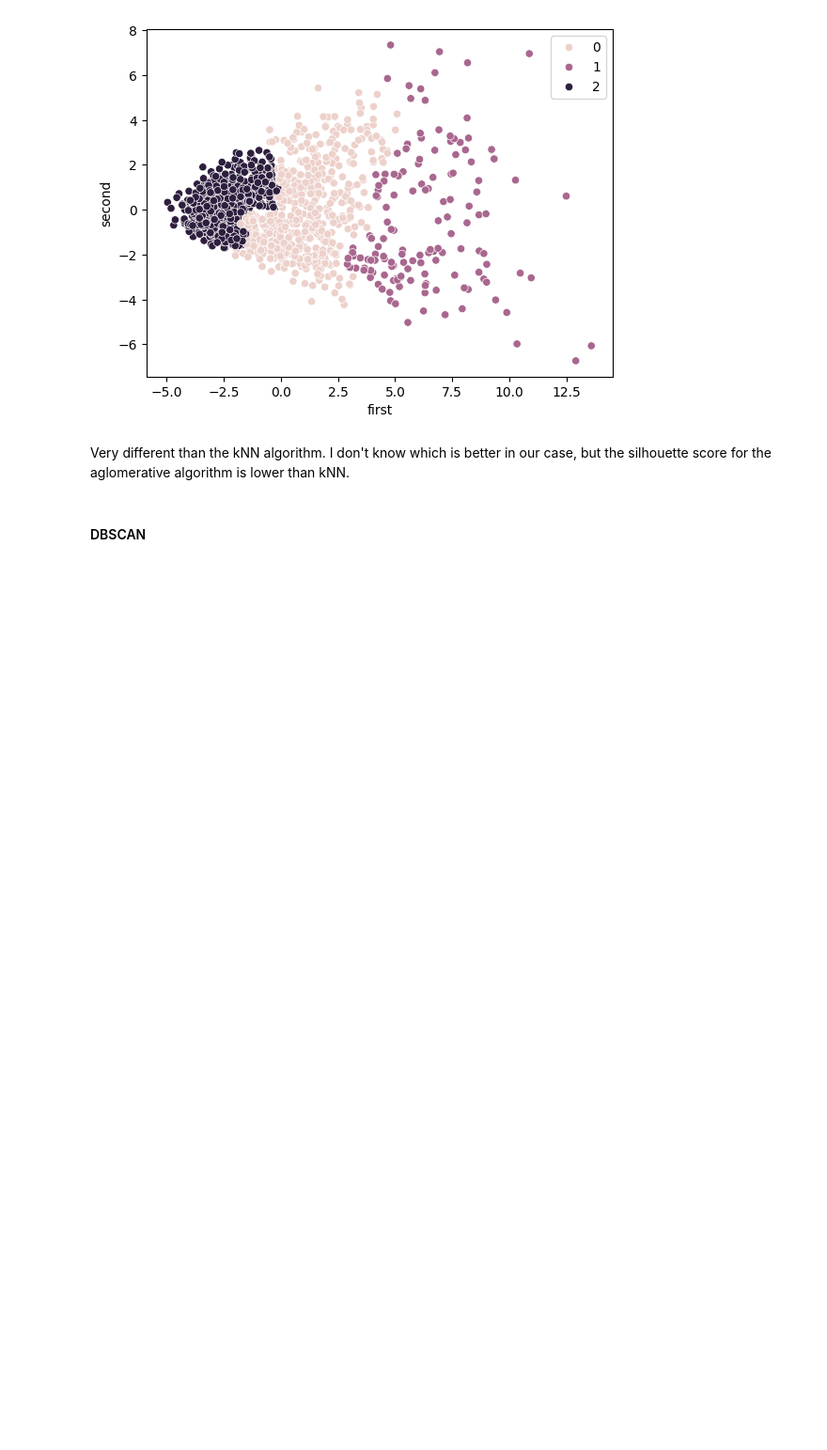
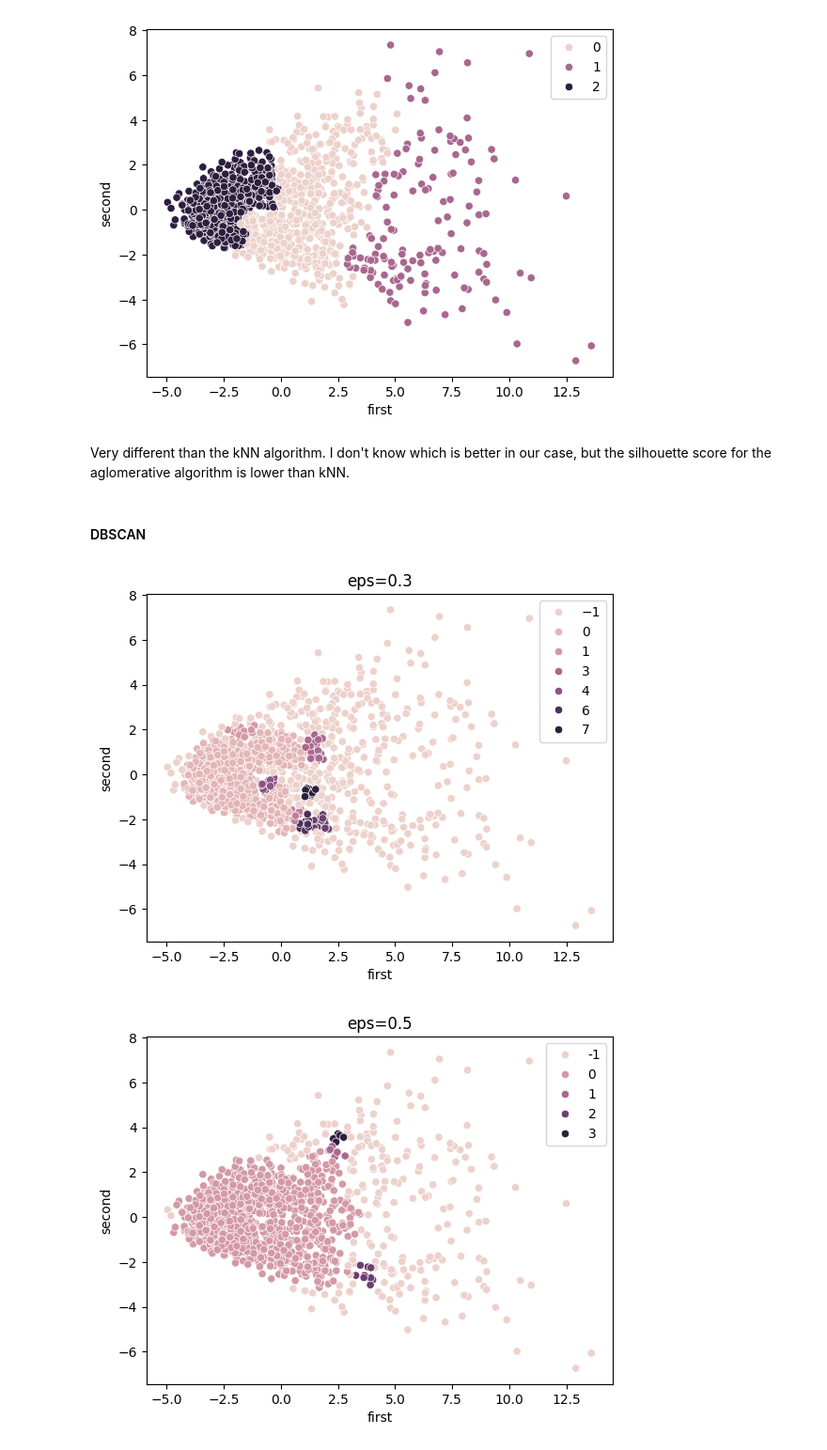
Before and after one commit to Dmmilchev/machine-learning-course, a Jupyter notebook: homeworks/basktetball_performance/solution.ipynb, the cells around one changed output. Shown at 94% size. Cells and saved outputs as stored; diff of their text form; code cells hidden in the pictures; blank space fills up the shorter version.

```diff
--- a/homeworks/basktetball_performance/solution.ipynb
+++ b/homeworks/basktetball_performance/solution.ipynb
@@ -489,3 +489,14 @@ sns.scatterplot(data=X_reduced, x='first', y='second', hue=predictions)
 Very different than the kNN algorithm. I don't know which is better in our case, but the silhouette score for the aglomerative algorithm is lower than kNN.
 # %% [markdown]
 #### DBSCAN
+# %%
+for eps in [x / 10 for x in range(3, 15, 2)]:
+    dbscan = DBSCAN(min_samples=10, eps=eps)
+    predictions = dbscan.fit_predict(X_reduced)
+
+    plt.figure()
+    plt.title(f'{eps=}')
+    sns.scatterplot(data=X_reduced, x='first', y='second', hue=predictions)
+# %% [output]
+[figure, added]
+[figure, added]
```
Also changed, not shown: parts of 13 cells of this notebook.
